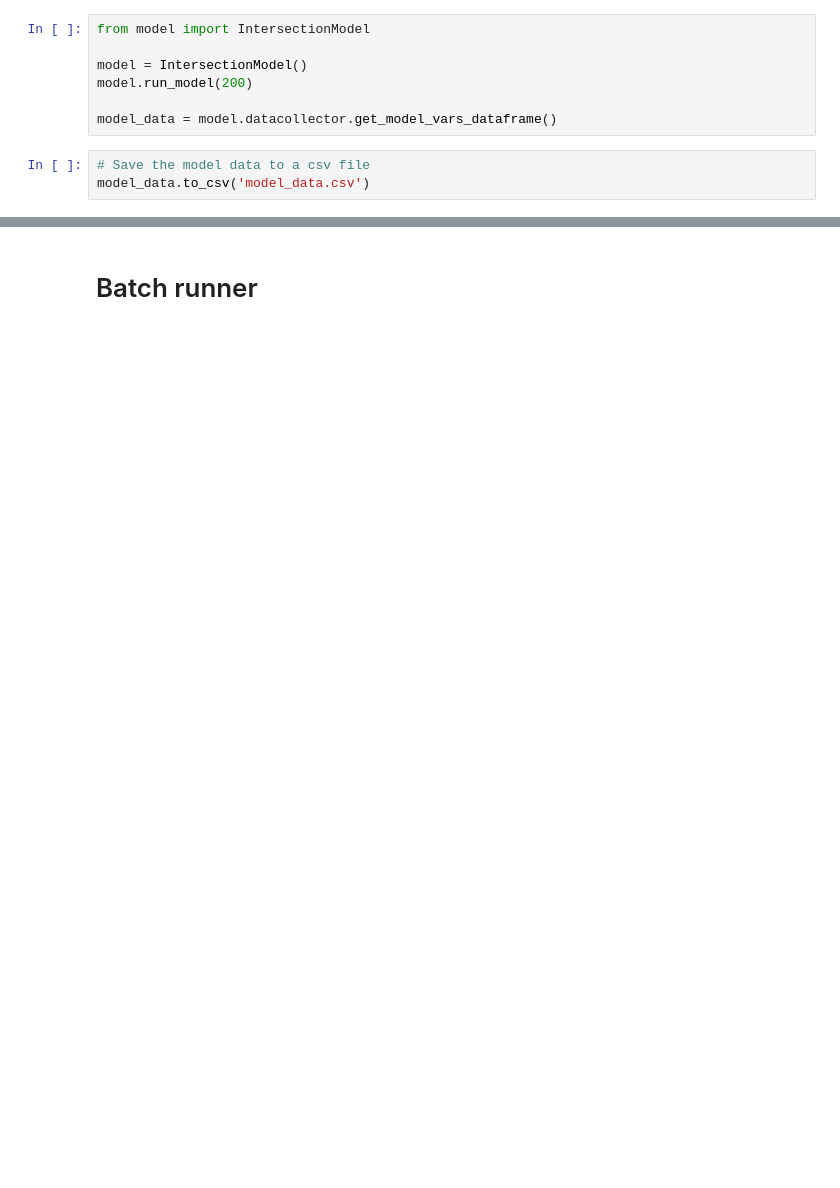
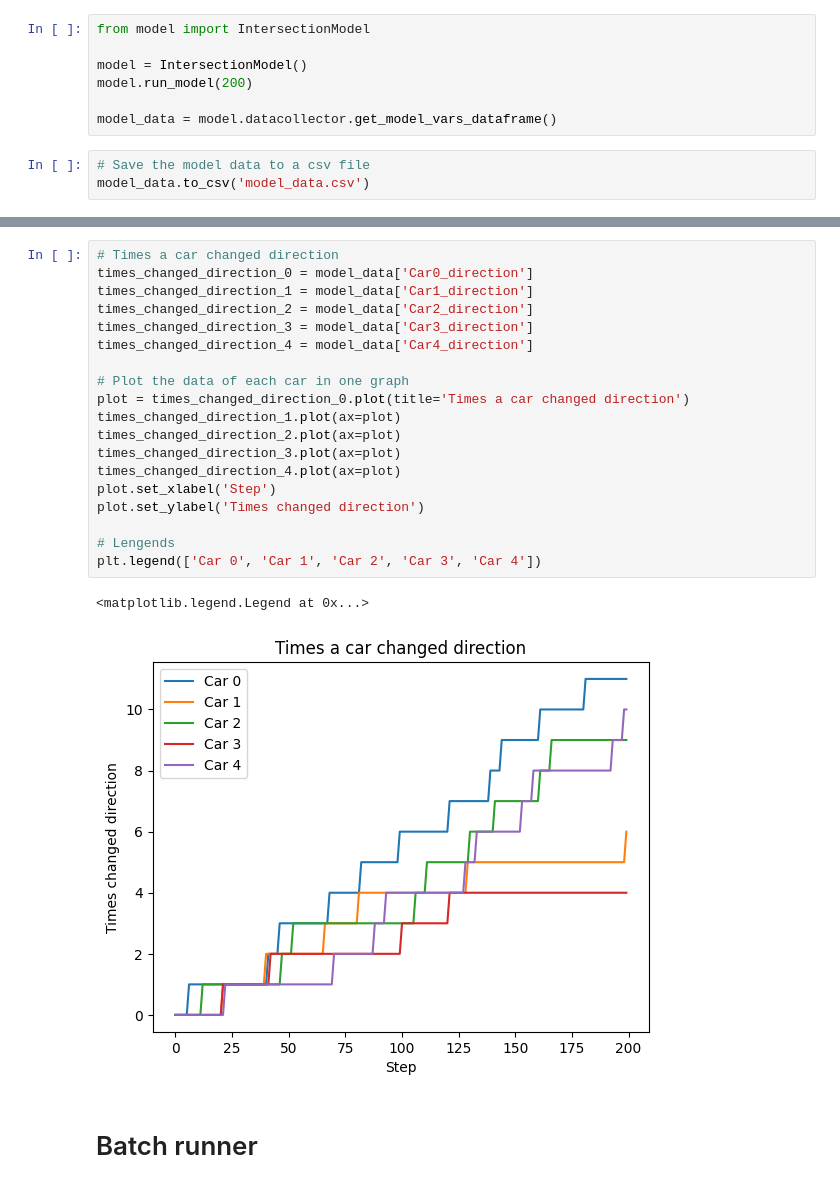
Before and after one commit to sofhdez/multiagentes-mesa, a Jupyter notebook: reto/interseccion/prueba.ipynb, the cells around one changed output, grey strips where cells are left out. Cells and saved outputs as stored; diff of their text form; blank space fills up the shorter version.

```diff
--- a/reto/interseccion/prueba.ipynb
+++ b/reto/interseccion/prueba.ipynb
@@ -77,2 +77,24 @@ plt.show()
+# %%
+# Times a car changed direction
+times_changed_direction_0 = model_data['Car0_direction']
+times_changed_direction_1 = model_data['Car1_direction']
+times_changed_direction_2 = model_data['Car2_direction']
+times_changed_direction_3 = model_data['Car3_direction']
+times_changed_direction_4 = model_data['Car4_direction']
+
+# Plot the data of each car in one graph
+plot = times_changed_direction_0.plot(title='Times a car changed direction')
+times_changed_direction_1.plot(ax=plot)
+times_changed_direction_2.plot(ax=plot)
+times_changed_direction_3.plot(ax=plot)
+times_changed_direction_4.plot(ax=plot)
+plot.set_xlabel('Step')
+plot.set_ylabel('Times changed direction')
+
+# Lengends
+plt.legend(['Car 0', 'Car 1', 'Car 2', 'Car 3', 'Car 4'])
+# %% [output]
+<matplotlib.legend.Legend at 0x...>
+[figure, added]
 # %% [markdown]
 # Batch runner
```
Also changed, not shown: parts of 3 cells of this notebook, 2 other files.
